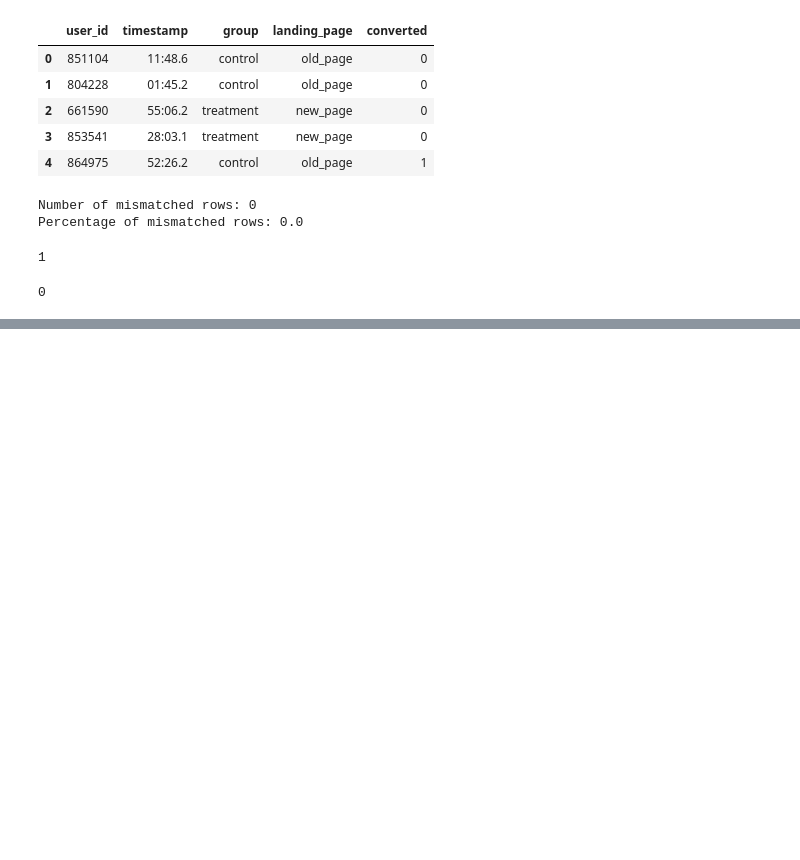
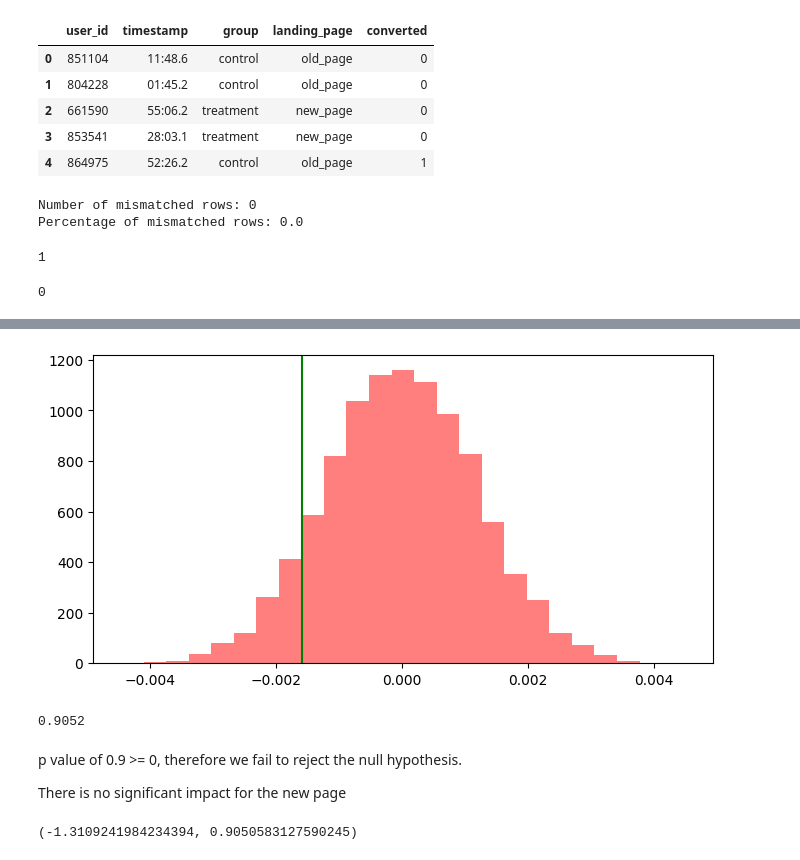
Before and after one commit to josephcabezas/New-Balance-AB-Testing, a Jupyter notebook: ecom_a_b_test.ipynb, the cells around one changed output, grey strips where cells are left out. Saved outputs shown, nothing was run; the diff lists cells and outputs as text; code cells hidden in the pictures; blank space fills up the shorter version.

```diff
--- a/ecom_a_b_test.ipynb
+++ b/ecom_a_b_test.ipynb
@@ -177,0 +220,28 @@ len(df2) - df2.user_id.nunique()
+# %%
+# simulate dist under null hypothesis
+means_diff = np.array(means_diff)
+null_vals = np.random.normal(0, means_diff.std(), means_diff.size)
+# %%
+# plot null dist
+plt.figure(figsize = (8,4), dpi = 100)
+plt.hist(null_vals, bins = 25, alpha = 0.5, color = 'red')
+
+#plot observed statistic
+control_mean = df2[df2['group'] == 'control']['converted'].mean()
+treatment_mean = df2[df2['group'] == 'treatment']['converted'].mean()
+obs_diff = treatment_mean - control_mean
+plt.axvline(obs_diff, c='green')
+
+plt.show()
+# %% [output]
+[figure, added]
+# %%
+# find p-value
+
+(null_vals > obs_diff).mean()
+# %% [output]
+0.9052
+# %% [markdown]
+p value of 0.9 >= 0, therefore we fail to reject the null hypothesis.
+
+There is no significant impact for the new page
@@ -177,0 +258,5 @@ len(df2) - df2.user_id.nunique()
+# %%
+# Print Z Score and P_Value
+z_score, p_value
+# %% [output]
+(-1.3109241984234394, 0.9050583127590245)
```
Also changed, not shown: parts of 17 cells of this notebook.
